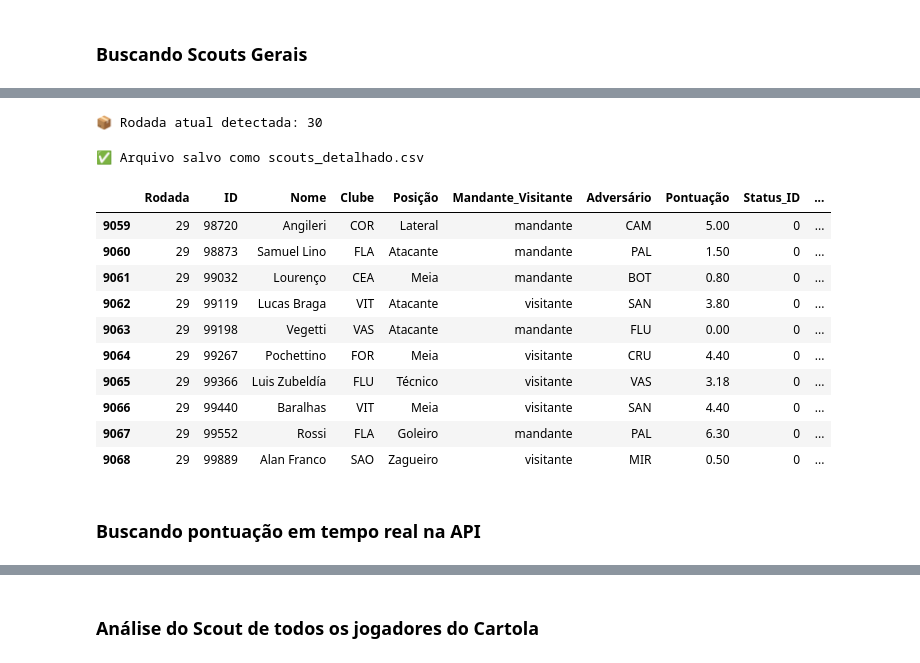
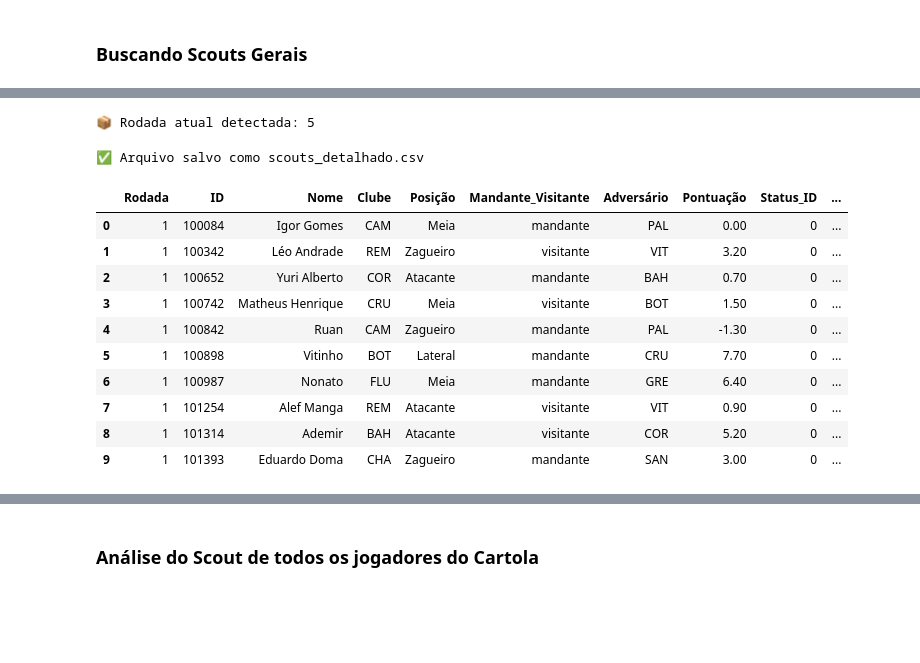
Before and after one commit to FernandoBC23/cartola_2026, a Jupyter notebook: scouts/datasets_scouts/busca_scouts.ipynb, the cells around one changed output, grey strips where cells are left out. Cells and saved outputs as stored; diff of their text form; code cells hidden in the pictures; blank space fills up the shorter version.

```diff
--- a/scouts/datasets_scouts/busca_scouts.ipynb
+++ b/scouts/datasets_scouts/busca_scouts.ipynb
@@ -8,8 +8,18 @@ import json
 import requests
 from tqdm import tqdm
 
-pd.set_option('display.max_columns', 50)            # permite a visualização de 50 colunas do dataframe
-pd.options.display.float_format = '{:.2f}'.format   # pandas: para todos os números aparecerem com duas casas decimais
+# Para remover avisos de bibliotecas (alertas de depreciação, etc.)
+import warnings
+warnings.filterwarnings("ignore")
+
+# Configurações de exibição do pandas
+pd.set_option("display.max_columns", None)
+# pd.set_option('display.max_columns', 50)            # permite a visualização de 50 colunas do dataframe
+pd.set_option("display.max_rows", None)
+pd.options.display.float_format = "{:.2f}".format  # pandas: para todos os números aparecerem com duas casas decimais
+
+
+print("Ambiente configurado.")
 
 # Cria uma instância da API
 api = cartolafc.Api(attempts=5)
@@ -62,6 +72,9 @@ def coletar_todas_rodadas():
 # Executar
 df_todas_rodadas = coletar_todas_rodadas()
 
+df_todas_rodadas["Placar Casa"] = df_todas_rodadas["Placar Casa"].astype("Int64")
+df_todas_rodadas["Placar Visitante"] = df_todas_rodadas["Placar Visitante"].astype("Int64")
+
 # Salvar Excel
 df_todas_rodadas.to_excel("rodadas_local_data.xlsx", index=False, engine="openpyxl")
 
@@ -478,9 +525,22 @@ def calcular_pesos_times(df):
     df['Grupo'] = pd.cut(df.index, bins=[-1, 3, 7, 11, 15, 19], labels=[50, 40, 30, 20, 10])
     df['Grupo'] = df['Grupo'].astype(int)
 
-    tradicao = {'FLA': 100, 'PAL': 90, 'BOT': 80, 'SAO': 70, 'CAM': 80, 'CRU': 60, 'INT': 90, 'COR': 80,
-                'GRE': 60, 'FLU': 70, 'FOR': 70, 'BAH': 80, 'VAS': 70, 'RBB': 70, 'JUV': 70, 'VIT': 70,
-                'SAN': 75, 'MIR': 60, 'SPT': 60, 'CEA': 60}
+    # 'PAL', 'SAO', 'COR', 'BAH', 'FLU', 'CAP', 'RBB', 'GRE', 'CHA', 'MIR',
+    # 'FLA', 'CFC', 'SAN', 'BOT', 'VIT', 'REM', 'CAM', 'INT', 'CRU', 'VAS'
+
+    tradicao = {
+                'MIR': 120, 'SAN': 80,
+                'CAM': 120, 'INT': 80,
+                'CAP': 110, 'BOT': 90,
+                'BAH': 120, 'VIT': 80,
+                'FLA': 120, 'CRU': 80,
+                'COR': 140, 'CFC': 60,
+                'REM': 90, 'FLU': 110,
+                'VAS': 80, 'PAL': 120,
+                'SAO': 120, 'CHA': 80,
+                'GRE': 120, 'RBB': 80,
+                }
+
     df['Pontos Tradição'] = df['Clube ID'].map(tradicao)
 
     df['SG Casa'] = df['Gols Marcados Casa'] - df['Gols Sofridos Casa']
@@ -702,21 +757,19 @@ df_detalhado[scout_cols] = df_detalhado[scout_cols].astype("int32")
 df_detalhado.to_csv("scouts_detalhado.csv", index=False)
 print("✅ Arquivo salvo como scouts_detalhado.csv")
 # %% [output]
-📦 Rodada atual detectada: 30
+📦 Rodada atual detectada: 5
 ✅ Arquivo salvo como scouts_detalhado.csv
 # %%
-display(df_detalhado.tail(10))
+display(df_detalhado.head(10))
 # %% [output]
 |  | Rodada | ID | Nome | Clube | Posição | Mandante_Visitante | Adversário | Pontuação | Status_ID | ... |
-| 9059 | 29 | 98720 | Angileri | COR | Lateral | mandante | CAM | 5.00 | 0 | ... |
-| 9060 | 29 | 98873 | Samuel Lino | FLA | Atacante | mandante | PAL | 1.50 | 0 | ... |
-| 9061 | 29 | 99032 | Lourenço | CEA | Meia | mandante | BOT | 0.80 | 0 | ... |
-| 9062 | 29 | 99119 | Lucas Braga | VIT | Atacante | visitante | SAN | 3.80 | 0 | ... |
-| 9063 | 29 | 99198 | Vegetti | VAS | Atacante | mandante | FLU | 0.00 | 0 | ... |
-| 9064 | 29 | 99267 | Pochettino | FOR | Meia | visitante | CRU | 4.40 | 0 | ... |
-| 9065 | 29 | 99366 | Luis Zubeldía | FLU | Técnico | visitante | VAS | 3.18 | 0 | ... |
-| 9066 | 29 | 99440 | Baralhas | VIT | Meia | visitante | SAN | 4.40 | 0 | ... |
-| 9067 | 29 | 99552 | Rossi | FLA | Goleiro | mandante | PAL | 6.30 | 0 | ... |
-| 9068 | 29 | 99889 | Alan Franco | SAO | Zagueiro | visitante | MIR | 0.50 | 0 | ... |
+| 0 | 1 | 100084 | Igor Gomes | CAM | Meia | mandante | PAL | 0.00 | 0 | ... |
+| 1 | 1 | 100342 | Léo Andrade | REM | Zagueiro | visitante | VIT | 3.20 | 0 | ... |
+| 2 | 1 | 100652 | Yuri Alberto | COR | Atacante | mandante | BAH | 0.70 | 0 | ... |
+| 3 | 1 | 100742 | Matheus Henrique | CRU | Meia | visitante | BOT | 1.50 | 0 | ... |
+| 4 | 1 | 100842 | Ruan | CAM | Zagueiro | mandante | PAL | -1.30 | 0 | ... |
+| 5 | 1 | 100898 | Vitinho | BOT | Lateral | mandante | CRU | 7.70 | 0 | ... |
+| 6 | 1 | 100987 | Nonato | FLU | Meia | mandante | GRE | 6.40 | 0 | ... |
+| 7 | 1 | 101254 | Alef Manga | REM | Atacante | visitante | VIT | 0.90 | 0 | ... |
+| 8 | 1 | 101314 | Ademir | BAH | Atacante | visitante | COR | 5.20 | 0 | ... |
+| 9 | 1 | 101393 | Eduardo Doma | CHA | Zagueiro | mandante | SAN | 3.00 | 0 | ... |
-# %% [markdown]
-### Buscando pontuação em tempo real na API
```
Also changed, not shown: parts of 56 cells of this notebook.
